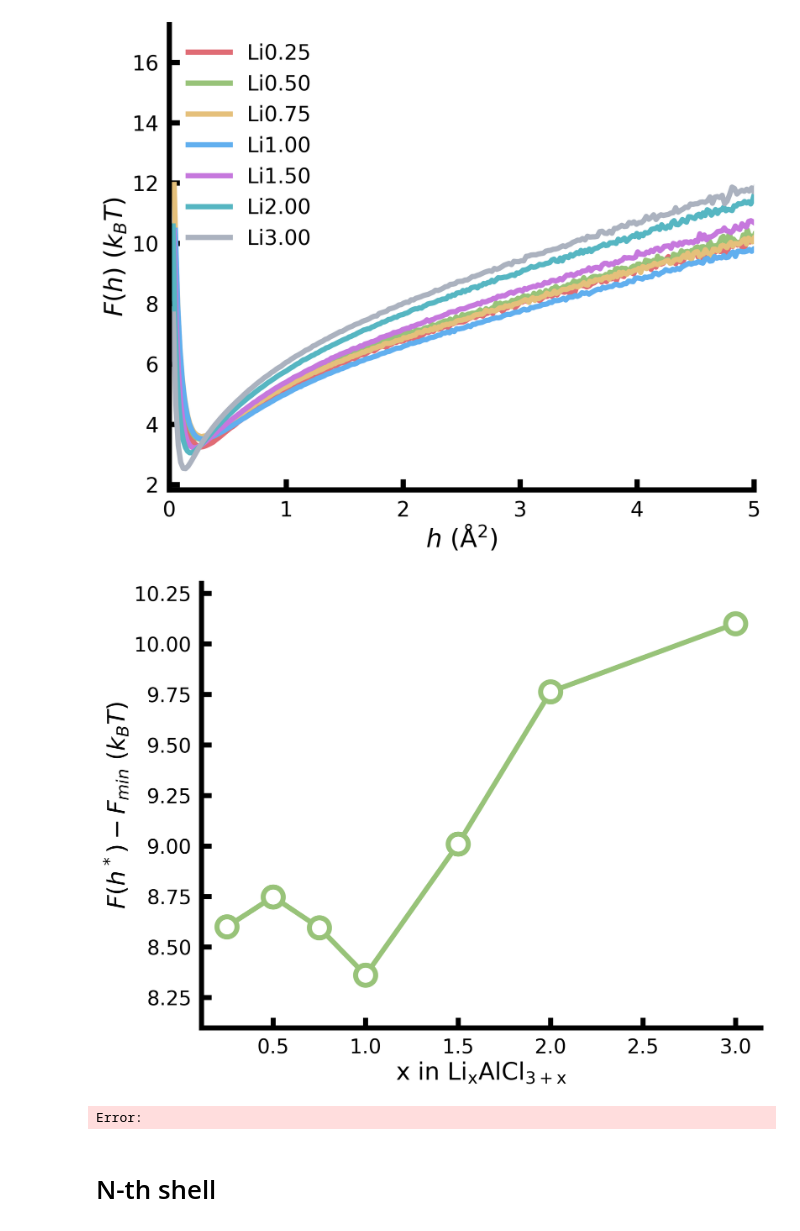
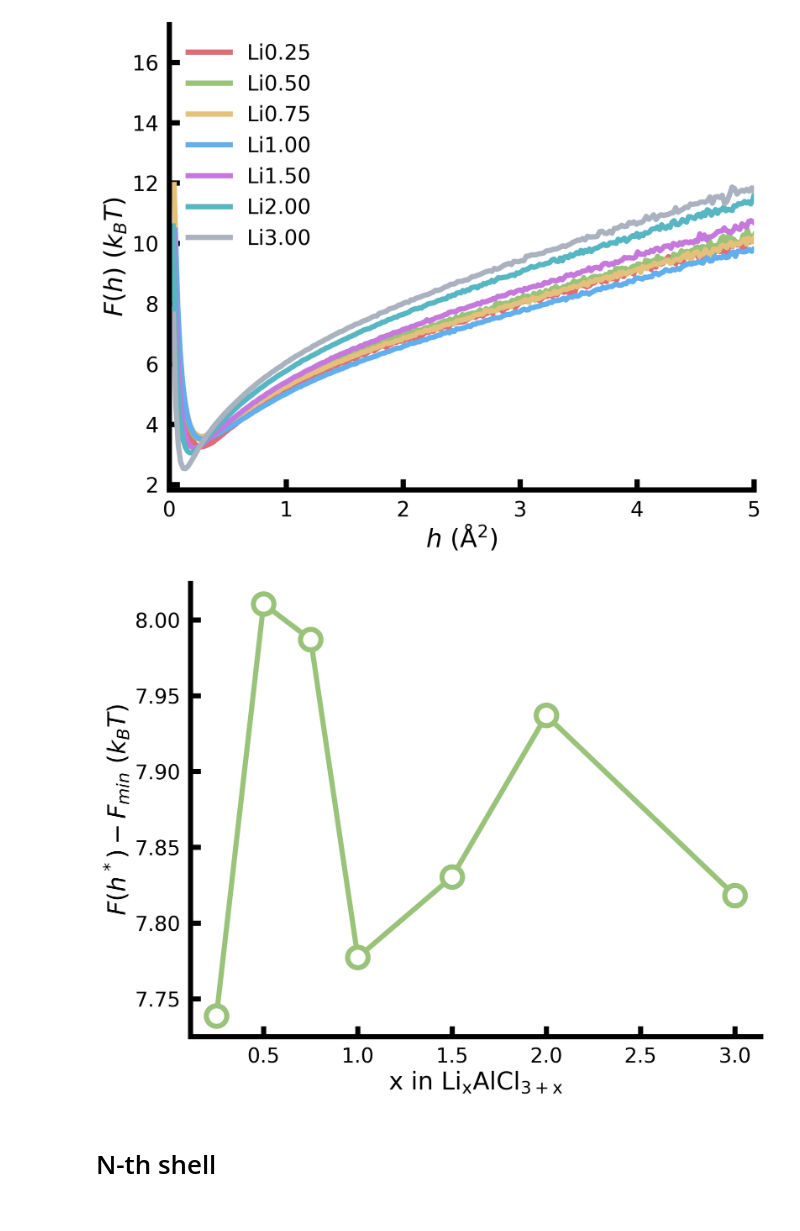
Before and after one commit to SinsuSquid/hopping_analysis, a Jupyter notebook: analyses/composition/composition.ipynb, the cells around one changed output. Drawn from its saved outputs; the diff is of its cells as text; code cells hidden in the pictures.

Commit message:
Heatmap and Scatter Plot

```diff
--- a/analyses/composition/composition.ipynb
+++ b/analyses/composition/composition.ipynb
@@ -76,6 +76,8 @@ ax.set_ylabel(r"$F(h^*) - F_{min}$ ($k_BT$)", fontsize = params['axes_labelsize'
 
 result = {}
 
+H_STAR = 3.50
+
 ROOT = "/mnt/CALC_SSD/bgkang/hopping_analysis/trajectories/"
 for idx, t in enumerate(["Li0.25", "Li0.50", "Li0.75", "Li1.00", "Li1.50", "Li2.00", "Li3.00"]):
     data = []
@@ -86,19 +88,59 @@ for idx, t in enumerate(["Li0.25", "Li0.50", "Li0.75", "Li1.00", "Li1.50", "Li2.
     hist, bins = np.histogram(data, bins = 1000, density = False)
     free = - 1 * np.log(hist / data.shape[0])
 
-    result[float(t[2:])] = free[np.abs(bins - 3.5).argmin()]
+    result[float(t[2:])] = free[np.abs(bins - H_STAR).argmin()]
 
     # ax.plot(bins[1:], free, linewidth = params['linewidth'], color = COLORMAP[list(COLORMAP.keys())[idx]], label = t)
 
 ax.plot([key for key in result.keys()], [result[key] for key in result.keys()], color = COLORMAP['green'], linewidth = params['linewidth'], marker = 'o', markersize = params['markersize'], markerfacecolor = '#FFFFFF', markeredgewidth = params['linewidth'], markeredgecolor = COLORMAP['green'])
 
-ax.set_ylim((8.1, 10.3))
-
 plt.savefig("free_energy_trend.png", dpi = 300, bbox_inches = 'tight')
 plt.show()
-# %% [output]
-[figure, removed]
-Error:
+# %%
+params = {
+    "linewidth" : 5,
+    "axeswidth" : 5,
+    "tick_labelsize" : 20,
+    "axes_labelsize" : 24,
+    "tick_padding" : 10,
+    "markersize" : 20
+}
+
+fig, ax = plt.subplots(1, 1, figsize = (10, 8), dpi = 300)
+
+ax.spines['top'].set_visible(False)
+ax.spines['right'].set_visible(False)
+ax.spines['left'].set_linewidth(params['axeswidth'])
+ax.spines['bottom'].set_linewidth(params['axeswidth'])
+ax.tick_params(labelsize = params['tick_labelsize'], pad = params['tick_padding'], length = params['axeswidth'] * 2, width = params['axeswidth'], direction = 'in')
+
+ax.set_xlabel(r"x in Li$_{\rm x}$AlCl$_{\rm 3+x}$", fontsize = params['axes_labelsize'])
+ax.set_ylabel(r"$F(h^*) - F_{min}$ ($k_BT$)", fontsize = params['axes_labelsize'])
+
+result = {}
+
+H_STAR = {"0.25": 2.715215215215215, "0.50": 2.78028028028028, "0.75": 2.9404404404404403, "1.00": 3.0005005005005003, "1.50": 2.5, "2.00": 2.17967967967968, "3.00": 1.8543543543543544}
+
+ROOT = "/mnt/CALC_SSD/bgkang/hopping_analysis/trajectories/"
+for idx, t in enumerate(["Li0.25", "Li0.50", "Li0.75", "Li1.00", "Li1.50", "Li2.00", "Li3.00"]):
+    data = []
+    for e in "00", "01", "02", "03":
+        data.append(np.genfromtxt(f"{ROOT}/composition/{t}/ensemble{e}/hop.out")[:,1:])
+    data = np.stack(data).flatten()
+
+    hist, bins = np.histogram(data, bins = 1000, density = False)
+    free = - 1 * np.log(hist / data.shape[0])
+
+    result[float(t[2:])] = free[np.abs(bins - H_STAR[t[2:]]).argmin()]
+
+    # ax.plot(bins[1:], free, linewidth = params['linewidth'], color = COLORMAP[list(COLORMAP.keys())[idx]], label = t)
+
+ax.plot([key for key in result.keys()], [result[key] for key in result.keys()], color = COLORMAP['green'], linewidth = params['linewidth'], marker = 'o', markersize = params['markersize'], markerfacecolor = '#FFFFFF', markeredgewidth = params['linewidth'], markeredgecolor = COLORMAP['green'])
+
+plt.savefig("free_energy_trend.png", dpi = 300, bbox_inches = 'tight')
+plt.show()
+# %% [output]
+[figure, added]
 # %% [markdown]
 # N-th shell
 # %%
```
Also changed, not shown: 4 other files.
